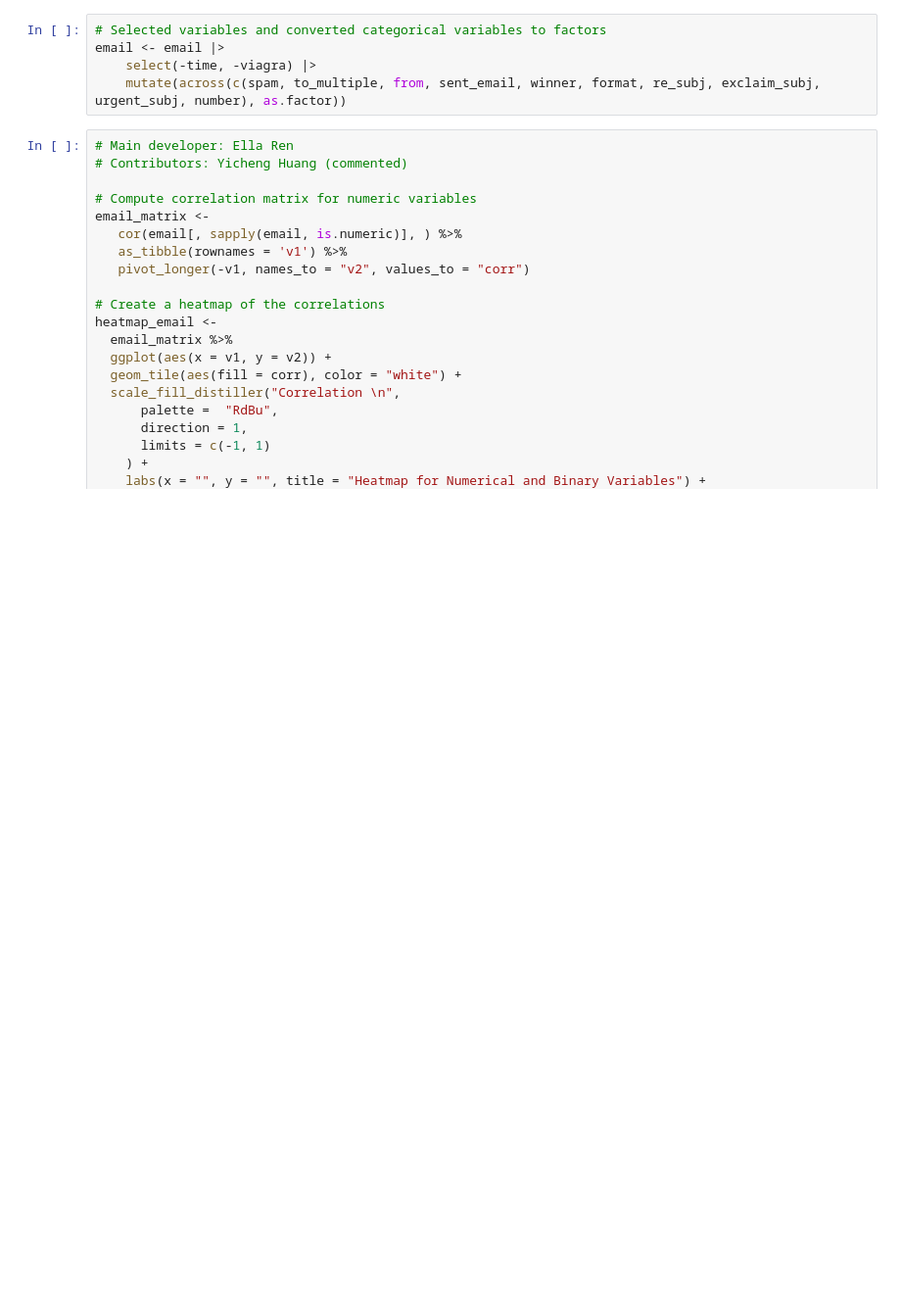
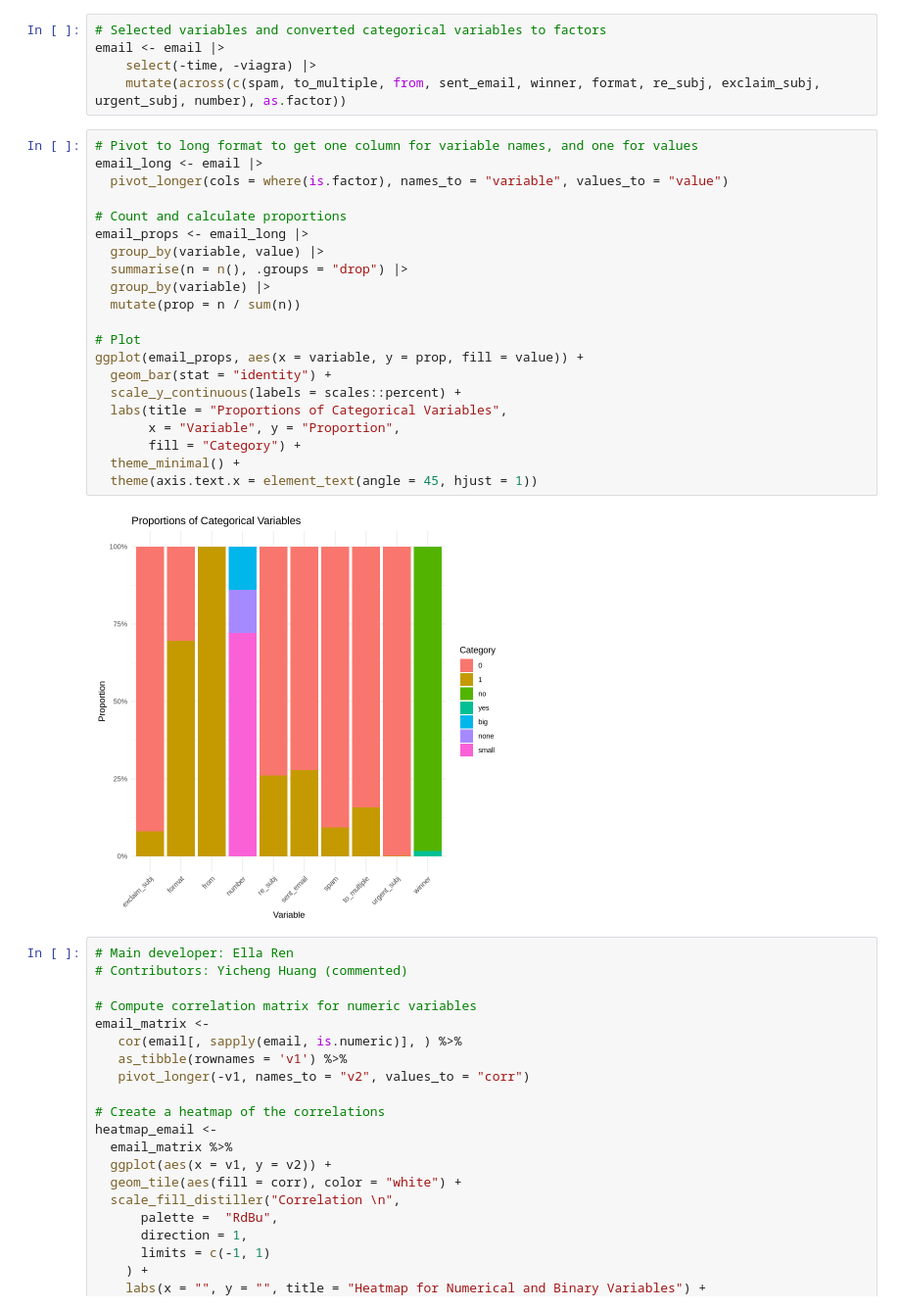
Before and after one commit to yukihuang7777/STAT301_final_project, a Jupyter notebook: Final Project.ipynb, the cells around one changed output. Shown at 98% size. Cells and saved outputs as stored; diff of their text form; blank space fills up the shorter version.

```diff
--- a/Final Project.ipynb
+++ b/Final Project.ipynb
@@ -97,6 +97,29 @@ dttm  (1): time
 email <- email |>
     select(-time, -viagra) |>
     mutate(across(c(spam, to_multiple, from, sent_email, winner, format, re_subj, exclaim_subj, urgent_subj, number), as.factor))
+# %%
+# Pivot to long format to get one column for variable names, and one for values
+email_long <- email |>
+  pivot_longer(cols = where(is.factor), names_to = "variable", values_to = "value")
+
+# Count and calculate proportions
+email_props <- email_long |>
+  group_by(variable, value) |>
+  summarise(n = n(), .groups = "drop") |>
+  group_by(variable) |>
+  mutate(prop = n / sum(n))
+
+# Plot
+ggplot(email_props, aes(x = variable, y = prop, fill = value)) +
+  geom_bar(stat = "identity") +
+  scale_y_continuous(labels = scales::percent) +
+  labs(title = "Proportions of Categorical Variables",
+       x = "Variable", y = "Proportion",
+       fill = "Category") +
+  theme_minimal() +
+  theme(axis.text.x = element_text(angle = 45, hjust = 1))
+# %% [output]
+[figure, added]
 # %%
 # Main developer: Ella Ren
 # Contributors: Yicheng Huang (commented)
```
Also changed, not shown: parts of 8 cells of this notebook.
